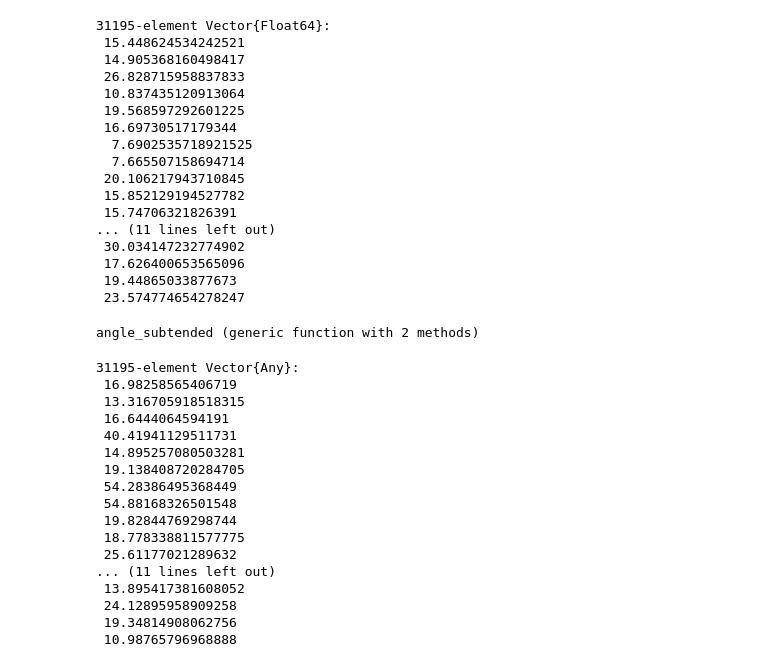
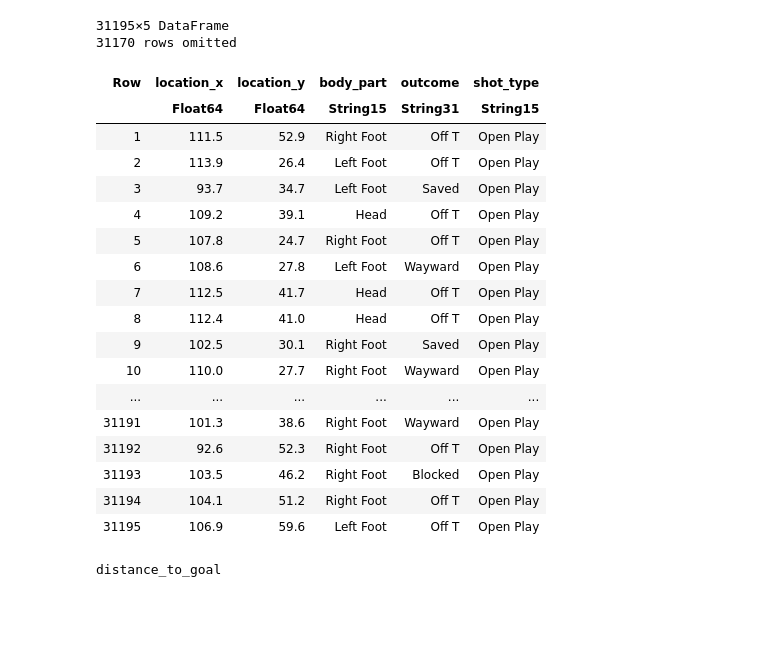
Before and after one commit to nimberledge/akm-xg, a Jupyter notebook: notebooks/ShotDataInferredStats.jl.ipynb, the cells around one changed output. Cells and saved outputs as stored; diff of their text form; code cells hidden in the pictures; blank space fills up the shorter version.

```diff
--- a/notebooks/ShotDataInferredStats.jl.ipynb
+++ b/notebooks/ShotDataInferredStats.jl.ipynb
@@ -46,58 +39,51 @@ goal_post_edges = [
-# %%
-delta_x = df.location_x .- goal_post_center[1]
-delta_y = df.location_y .- goal_post_center[2]
-distance = .√((delta_x .* delta_x) .+ (delta_y .* delta_y))
-# %% [output]
-31195-element Vector{Float64}:
- 15.448624534242521
- 14.905368160498417
- 26.828715958837833
- 10.837435120913064
- 19.568597292601225
- 16.69730517179344
-  7.6902535718921525
-  7.665507158694714
- 20.106217943710845
- 15.852129194527782
- 15.74706321826391
-... (11 lines left out)
- 30.034147232774902
- 17.626400653565096
- 19.44865033877673
- 23.574774654278247
+# %%
+df = sdf[sdf.shot_type .== "Open Play", :]
+# %% [output]
+31195×5 DataFrame
+31170 rows omitted
+| Row | location_x | location_y | body_part | outcome | shot_type |
+|  | Float64 | Float64 | String15 | String31 | String15 |
+| 1 | 111.5 | 52.9 | Right Foot | Off T | Open Play |
+| 2 | 113.9 | 26.4 | Left Foot | Off T | Open Play |
+| 3 | 93.7 | 34.7 | Left Foot | Saved | Open Play |
+| 4 | 109.2 | 39.1 | Head | Off T | Open Play |
+| 5 | 107.8 | 24.7 | Right Foot | Off T | Open Play |
+| 6 | 108.6 | 27.8 | Left Foot | Wayward | Open Play |
+| 7 | 112.5 | 41.7 | Head | Off T | Open Play |
+| 8 | 112.4 | 41.0 | Head | Off T | Open Play |
+| 9 | 102.5 | 30.1 | Right Foot | Saved | Open Play |
+| 10 | 110.0 | 27.7 | Right Foot | Wayward | Open Play |
+| ... | ... | ... | ... | ... | ... |
+| 31191 | 101.3 | 38.6 | Right Foot | Wayward | Open Play |
+| 31192 | 92.6 | 52.3 | Right Foot | Off T | Open Play |
+| 31193 | 103.5 | 46.2 | Right Foot | Blocked | Open Play |
+| 31194 | 104.1 | 51.2 | Right Foot | Off T | Open Play |
+| 31195 | 106.9 | 59.6 | Left Foot | Off T | Open Play |
 # %%
+"Find the angle subtended by the goal at the given position."
 function angle_subtended(p_vec :: Vector{Float64}, l_vec :: Vector{Float64}, r_vec :: Vector{Float64}) :: Float64
     # using a . b == ||a|| ||b|| cos(theta) <=> cos(theta) = (a . b) / (||a|| ||b||)
     return rad2deg(acos(dot(l_vec, r_vec) / (nrm2(l_vec) * nrm2(r_vec))))
 end
+
+"Find the closest distance to goal from each shot location"
+function distance_to_goal(p_vec, l_vec, r_vec)
+    if (MAX_Y - GOAL_SIZE) / 2 <= p_vec[2] <= (MAX_Y + GOAL_SIZE) / 2
+        return MAX_X - p_vec[1]
+    end
+    return min((√dot(l_vec, l_vec)), (√dot(r_vec, r_vec)))
+end
 # %% [output]
-angle_subtended (generic function with 2 methods)
+distance_to_goal
 # %%
 angle_subtended_vec = []
+distance_to_goal_vec = []
+goal_post_edges = [(MAX_X, (MAX_Y - GOAL_SIZE) / 2), (MAX_X, (MAX_Y + GOAL_SIZE) / 2)]
 for (x, y) in zip(df.location_x, df.location_y)
     p_vec = [x, y]
     l_vec = goal_post_edges[1] .- p_vec
     r_vec = goal_post_edges[2] .- p_vec
     push!(angle_subtended_vec, angle_subtended(p_vec, l_vec, r_vec))
+    push!(distance_to_goal_vec, distance_to_goal(p_vec, l_vec, r_vec))
 end
-
-angle_subtended_vec
-# %% [output]
-31195-element Vector{Any}:
- 16.98258565406719
- 13.316705918518315
- 16.6444064594191
- 40.41941129511731
- 14.895257080503281
- 19.138408720284705
- 54.28386495368449
- 54.88168326501548
- 19.82844769298744
- 18.778338811577775
- 25.61177021289632
-... (11 lines left out)
- 13.895417381608052
- 24.12895958909258
- 19.34814908062756
- 10.98765796968888
 # %%
```
Also changed, not shown: parts of 6 cells of this notebook.
